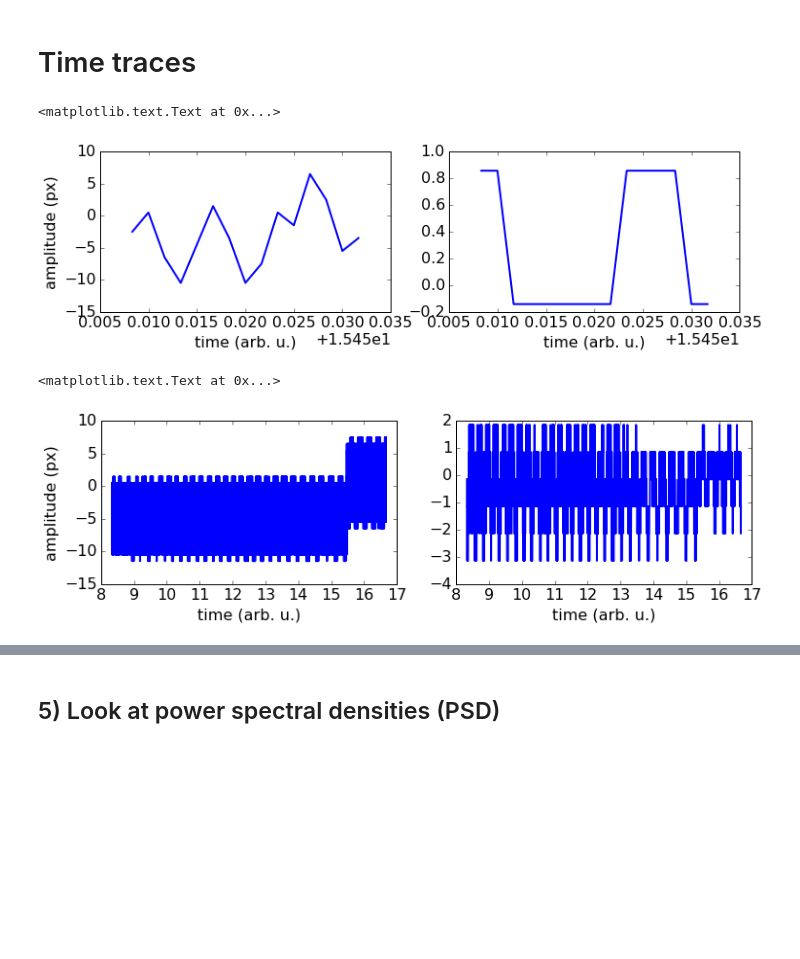
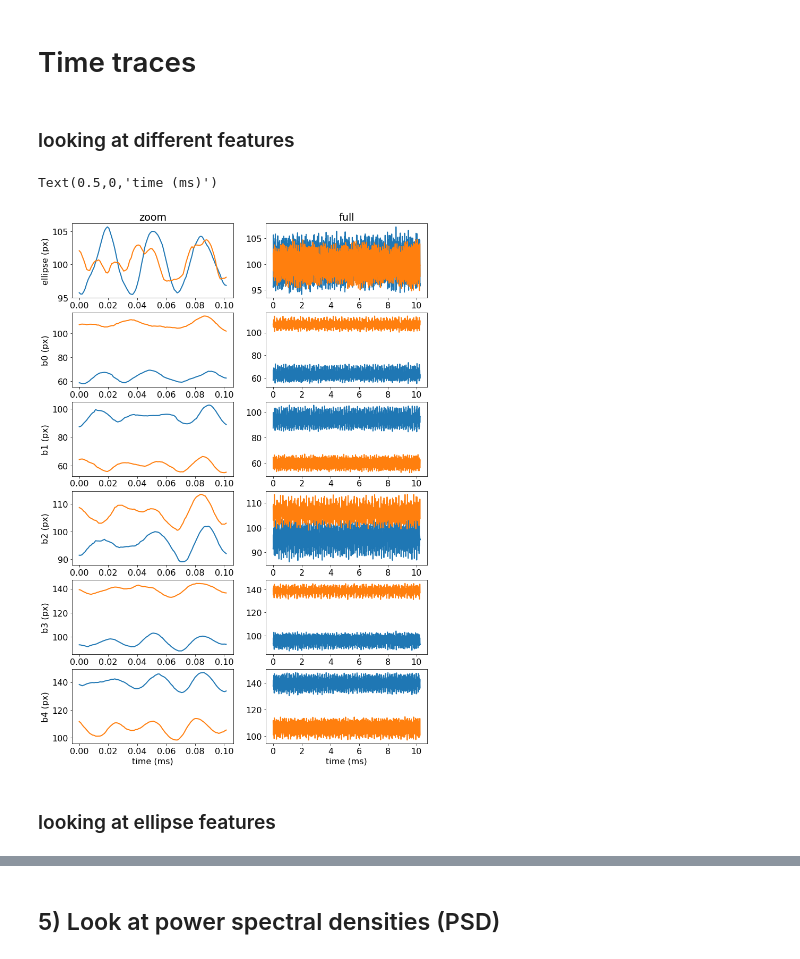
Before and after one commit to JanGieseler/track_sphere, a Jupyter notebook: notebooks/analyze_single_video_master.ipynb, the cells around one changed output, grey strips where cells are left out. Drawn from its saved outputs; the diff is of its cells as text; code cells hidden in the pictures; blank space fills up the shorter version.

```diff
--- a/notebooks/analyze_single_video_master.ipynb
+++ b/notebooks/analyze_single_video_master.ipynb
@@ -121,32 +122,34 @@ data.keys()
 # %% [markdown]
 # Time traces
+# %% [markdown]
+### looking at different features
 # %%
 min_frame, max_frame = 0,100
+features = ['ellipse', 'b0', 'b1', 'b2', 'b3', 'b4']
-# %%
-
-frames = np.arange(9275,9290)
-f, (ax1, ax2) = plt.subplots(1, 2, sharey=False,figsize = (12,3))
-ax1.plot(dt*frames, xy[frames,0])
-ax2.plot(dt*frames, xy[frames,1])
-
-ax1.set_xlabel('time (s)')
-ax1.set_ylabel('amplitude (px)')
-ax2.set_xlabel('time (s)')
-# ax2.set_ylabel('amplitude (px)')
-# %% [output]
-<matplotlib.text.Text at 0x...>
-[figure, removed]
-# %%
-frames = np.arange(5000,10000)
-
-f, (ax1, ax2) = plt.subplots(1, 2, sharey=False,figsize = (12,3))
-ax1.plot(dt*frames, xy[frames,0])
-ax2.plot(dt*frames, xy[frames,1])
-
-ax1.set_xlabel('time (arb. u.)')
-ax1.set_ylabel('amplitude (px)')
-ax2.set_xlabel('time (arb. u.)')
-# ax2.set_ylabel('amplitude (px)')
-# %% [output]
-<matplotlib.text.Text at 0x...>
-[figure, removed]
+# %%
+dt = 1./info['info']['FrameRate']
+frames = np.arange(min_frame, max_frame)
+f, axes = plt.subplots(len(features), 2, sharey=False, sharex=False,figsize = (12,3*len(features)))
+t = dt * frames
+t2 = dt * np.arange(len(data))
+for i, (feature, (ax1, ax2)) in enumerate(zip(features, axes)):
+
+    ax1.plot(t, data[feature + ' x'][frames])
+    ax1.plot(t, data[feature + ' y'][frames])
+    ax2.plot(t2, data[feature + ' x'])
+    ax2.plot(t2, data[feature + ' y'])
+
+    ax1.set_ylabel(feature + ' (px)')
+    if i == 0:
+        ax1.set_title('zoom')
+        ax2.set_title('full')
+
+
+ax1.set_xlabel('time (ms)')
+ax2.set_xlabel('time (ms)')
+# ax2.set_ylabel('amplitude (px)')
+# %% [output]
+Text(0.5,0,'time (ms)')
+[figure, added]
+# %% [markdown]
+### looking at ellipse features
```
Also changed, not shown: parts of 19 cells of this notebook, 4 other files.
